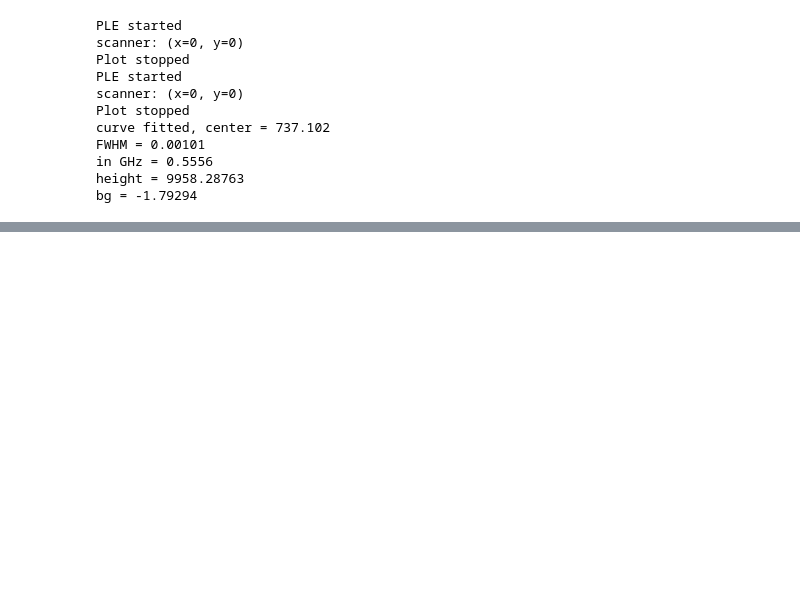
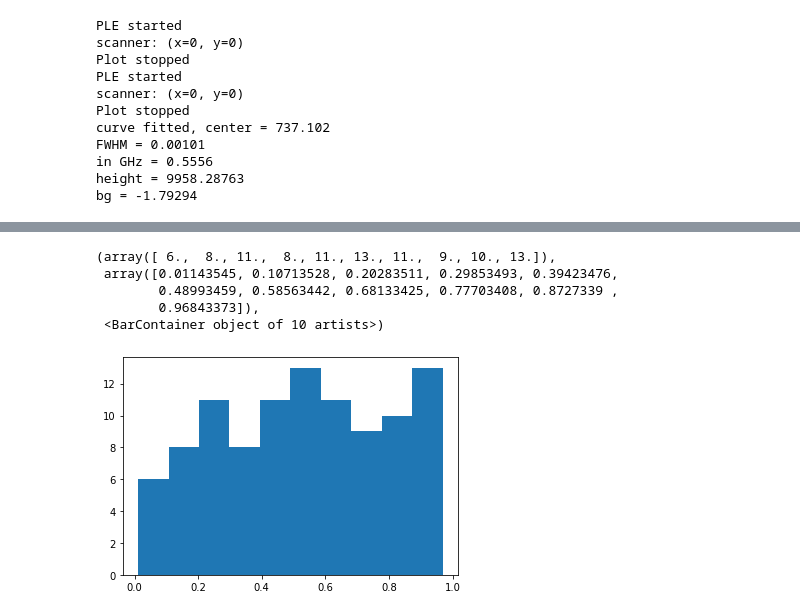
Before and after one commit to QuantumshWu/Confocal-GUI, a Jupyter notebook: jupyter notebook examples/examples with virtual devices.ipynb, the cells around one changed output, grey strips where cells are left out. Saved outputs shown, nothing was run; the diff lists cells and outputs as text; code cells hidden in the pictures; blank space fills up the shorter version.

```diff
--- a/jupyter notebook examples/examples with virtual devices.ipynb
+++ b/jupyter notebook examples/examples with virtual devices.ipynb
@@ -842,0 +1299,9 @@ bg = -1.79294
+# %%
+plt.hist(np.random.random(100))
+# %% [output]
+(array([ 6.,  8., 11.,  8., 11., 13., 11.,  9., 10., 13.]),
+ array([0.01143545, 0.10713528, 0.20283511, 0.29853493, 0.39423476,
+        0.48993459, 0.58563442, 0.68133425, 0.77703408, 0.8727339 ,
+        0.96843373]),
+ <BarContainer object of 10 artists>)
+[figure, added]
```
Also changed, not shown: parts of 29 cells of this notebook, 5 other files.
